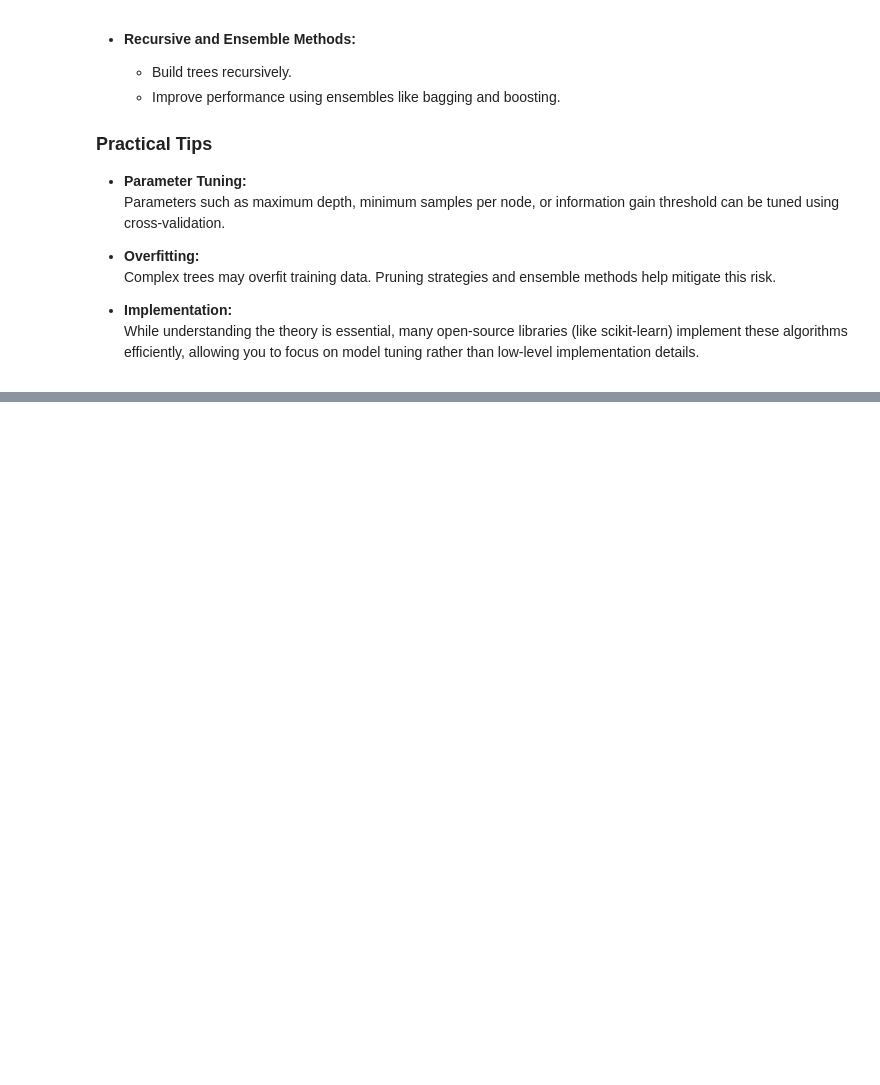
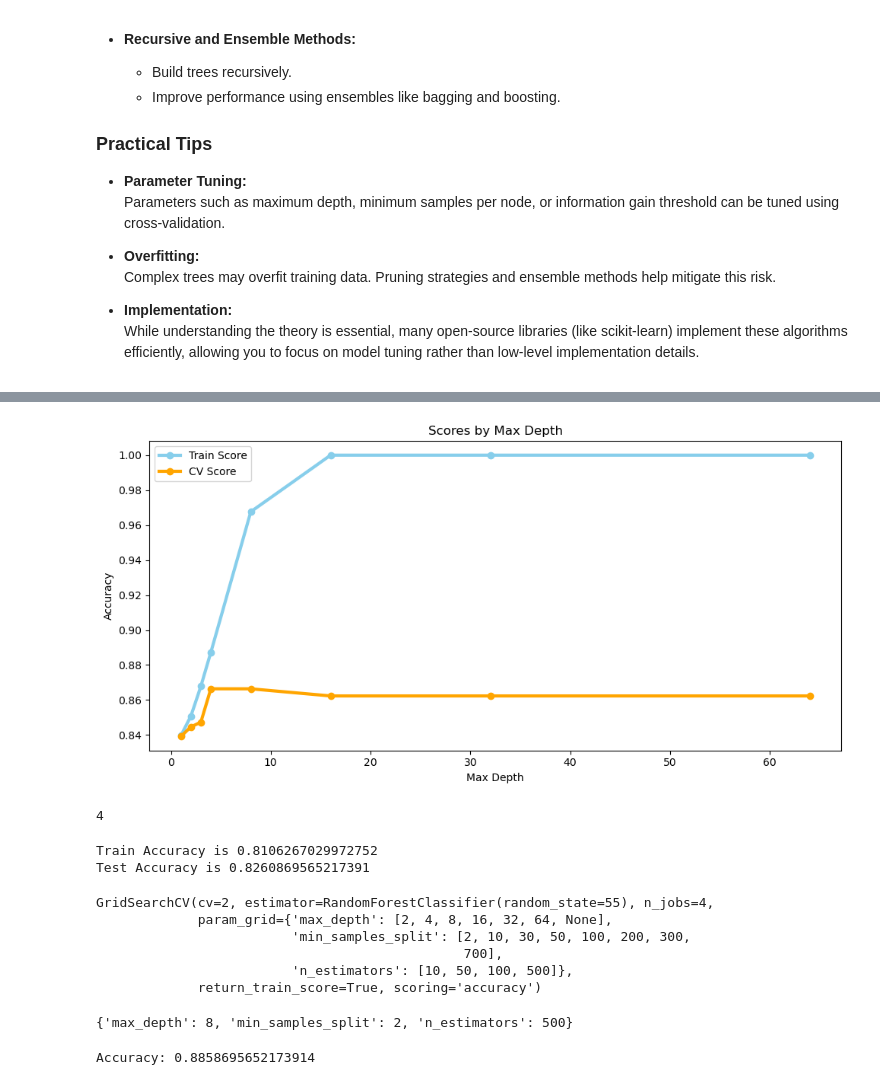
Before and after one commit to AidenHadisi/ml-journey, a Jupyter notebook: l010_decision_trees.ipynb, the cells around one changed output, grey strips where cells are left out. Saved outputs shown, nothing was run; the diff lists cells and outputs as text; code cells hidden in the pictures; blank space fills up the shorter version.

```diff
--- a/l010_decision_trees.ipynb
+++ b/l010_decision_trees.ipynb
@@ -229,0 +489,64 @@ $$H(p_1) = -p_1 \log_2(p_1) - (1-p_1) \log_2(1-p_1)$$
+# %%
+from sklearn.ensemble import RandomForestClassifier
+max_depth_list = [1,2, 3, 4, 8, 16, 32, 64, None] # None means that there is no depth limit.
+
+scores = []
+for max_depth in max_depth_list:
+    clf = RandomForestClassifier(max_depth=max_depth, random_state=STATE)
+    score = cross_validate(clf, X_train, y_train, cv=5, return_train_score=True, scoring='accuracy')
+    scores.append(score)
+# %%
+import matplotlib.pyplot as plt
+
+fig, ax = plt.subplots(figsize=(10,5), layout='tight')
+ax.plot(max_depth_list, np.mean([x['train_score'] for x in scores], axis=1), '-o', c='skyblue', linewidth=3, label='Train Score')
+ax.plot(max_depth_list, np.mean([x['test_score'] for x in scores], axis=1), '-o', c='orange', linewidth=3, label='CV Score')
+ax.set(title='Scores by Max Depth', xlabel='Max Depth', ylabel='Accuracy')
+ax.legend(loc='best');
+# %% [output]
+[figure, added]
+# %%
+best_max_depth = max_depth_list[np.argmax(np.mean([x['test_score'] for x in scores], axis=1))]
+best_max_depth
+# %% [output]
+4
+# %%
+from sklearn.metrics import accuracy_score
+decision_tree_model = DecisionTreeClassifier(min_samples_split=300, max_depth=4, random_state=STATE).fit(X_train, y_train)
+print(f'Train Accuracy is {accuracy_score(y_train, decision_tree_model.predict(X_train))}')
+print(f'Test Accuracy is {accuracy_score(y_test, decision_tree_model.predict(X_test))}')
+# %% [output]
+Train Accuracy is 0.8106267029972752
+Test Accuracy is 0.8260869565217391
+# %%
+from sklearn.model_selection import GridSearchCV
+from sklearn.ensemble import RandomForestClassifier
+
+clf = RandomForestClassifier(random_state=STATE)
+
+param_grid = {
+    'min_samples_split': [2,10, 30, 50, 100, 200, 300, 700],
+    'max_depth': [2, 4, 8, 16, 32, 64, None],
+    'n_estimators': [10,50,100,500]
+}
+
+
+gsv = GridSearchCV(clf, param_grid, cv=2, scoring='accuracy', return_train_score=True, n_jobs=4)
+gsv.fit(X_train, y_train)
+# %% [output]
+GridSearchCV(cv=2, estimator=RandomForestClassifier(random_state=55), n_jobs=4,
+             param_grid={'max_depth': [2, 4, 8, 16, 32, 64, None],
+                         'min_samples_split': [2, 10, 30, 50, 100, 200, 300,
+                                               700],
+                         'n_estimators': [10, 50, 100, 500]},
+             return_train_score=True, scoring='accuracy')
+# %%
+gsv.best_params_
+# %% [output]
+{'max_depth': 8, 'min_samples_split': 2, 'n_estimators': 500}
+# %%
+clf = gsv.best_estimator_
+y_pred = clf.predict(X_test)
+print(f'Accuracy: {accuracy_score(y_test, y_pred)}')
+# %% [output]
+Accuracy: 0.8858695652173914
```
Also changed, not shown: parts of 19 cells of this notebook, 2 other files.
